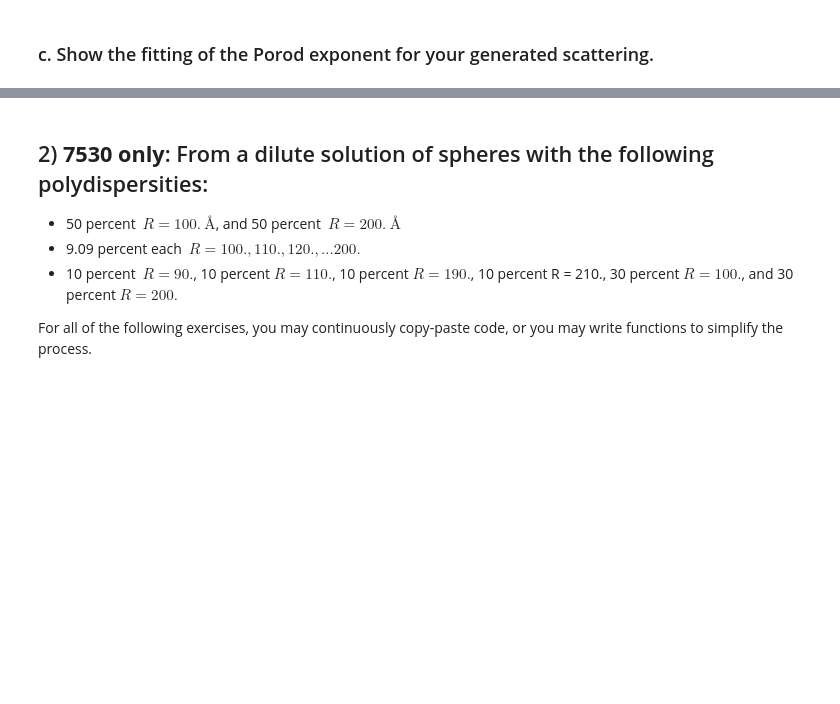
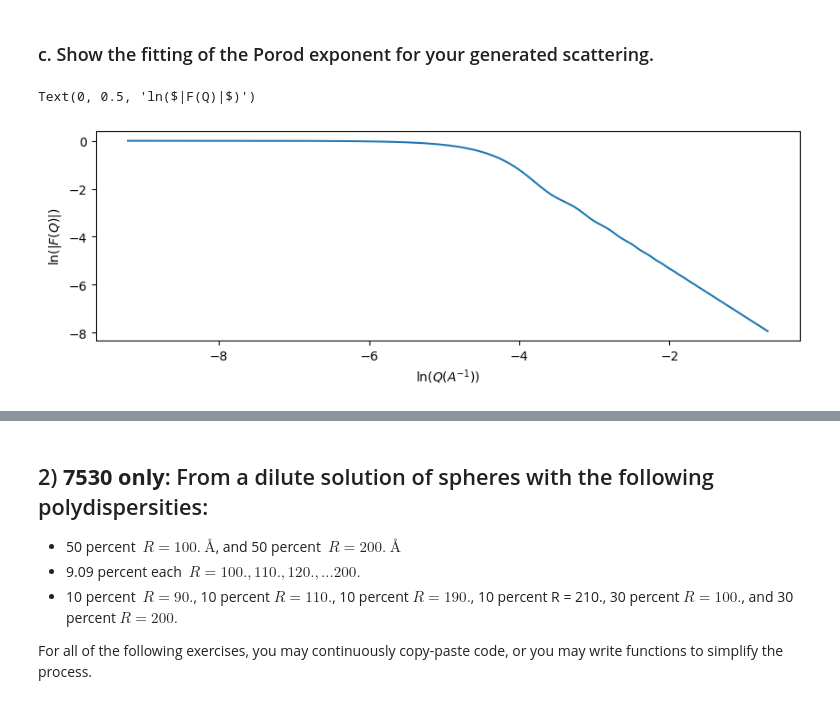
Before and after one commit to blajiness/CHE_7530-Assignments, a Jupyter notebook: Assignment4.ipynb, the cells around one changed output, grey strips where cells are left out. Drawn from its saved outputs; the diff is of its cells as text; code cells hidden in the pictures; blank space fills up the shorter version.

```diff
--- a/Assignment4.ipynb
+++ b/Assignment4.ipynb
@@ -541,0 +537,12 @@ print(f' R is equal to {R}')
+# %%
+#code here
+fig, ax = plt.subplots(1,1,figsize=(10,3))
+# to do Guinier analysis, we need to plot on an ln I vs Q^2 plot
+q2 = np.log(qrange)
+lnI = np.log(experimental_FQ2) # note that "np.log" is the natural log, while np.log10 is the base 10 log
+#for a in [ax[0]]:
+ax.plot(q2,lnI,label=r)
+ax.set_xlabel('ln($Q(A^{-1})$)'); ax.set_ylabel('ln($|F(Q)|$)')
+# %% [output]
+Text(0, 0.5, 'ln($|F(Q)|$)')
+[figure, added]
```
Also changed, not shown: parts of 26 cells of this notebook.
